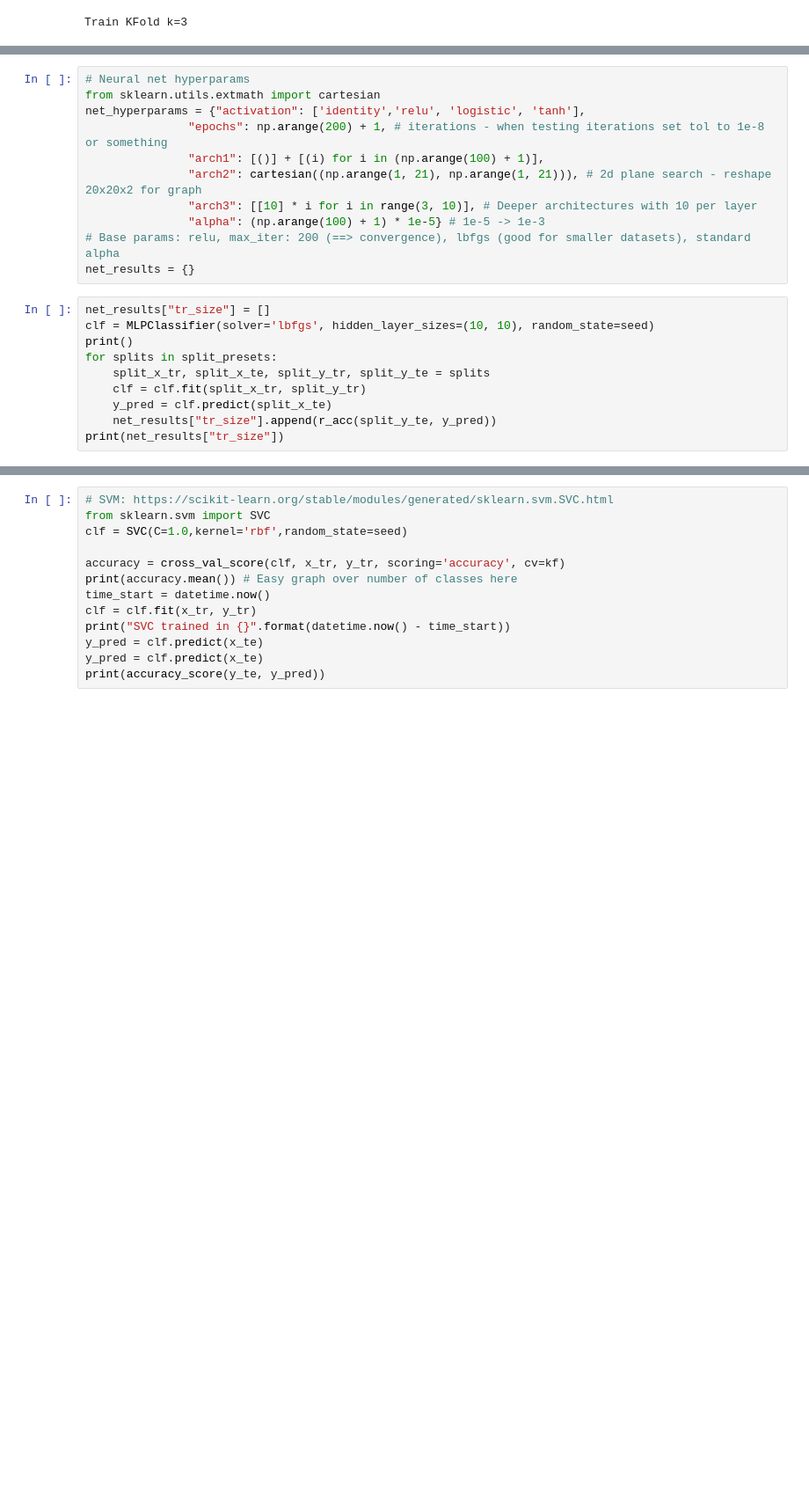
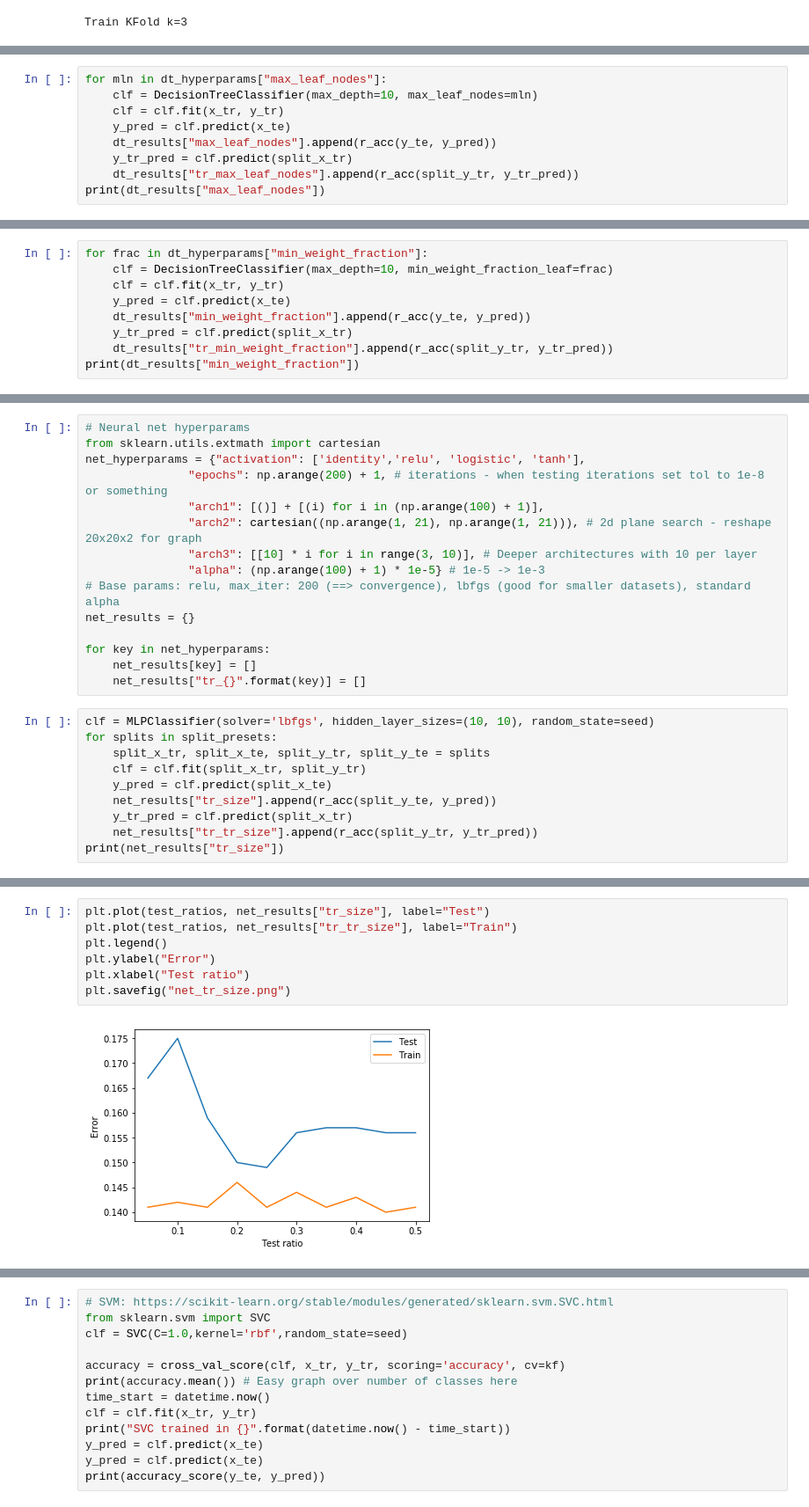
Before and after one commit to joel99/4641-work, a Jupyter notebook: supervised-learning/models.ipynb, the cells around one changed output, grey strips where cells are left out. Shown at 88% size. Cells and saved outputs as stored; diff of their text form; blank space fills up the shorter version.

```diff
--- a/supervised-learning/models.ipynb
+++ b/supervised-learning/models.ipynb
@@ -49,0 +92,9 @@ Decision tree trained in 0:00:00.001575
+# %%
+for mln in dt_hyperparams["max_leaf_nodes"]:
+    clf = DecisionTreeClassifier(max_depth=10, max_leaf_nodes=mln)
+    clf = clf.fit(x_tr, y_tr)
+    y_pred = clf.predict(x_te)
+    dt_results["max_leaf_nodes"].append(r_acc(y_te, y_pred))
+    y_tr_pred = clf.predict(split_x_tr)
+    dt_results["tr_max_leaf_nodes"].append(r_acc(split_y_tr, y_tr_pred))
+print(dt_results["max_leaf_nodes"])
@@ -49,0 +103,9 @@ Decision tree trained in 0:00:00.001575
+# %%
+for frac in dt_hyperparams["min_weight_fraction"]:
+    clf = DecisionTreeClassifier(max_depth=10, min_weight_fraction_leaf=frac)
+    clf = clf.fit(x_tr, y_tr)
+    y_pred = clf.predict(x_te)
+    dt_results["min_weight_fraction"].append(r_acc(y_te, y_pred))
+    y_tr_pred = clf.predict(split_x_tr)
+    dt_results["tr_min_weight_fraction"].append(r_acc(split_y_tr, y_tr_pred))
+print(dt_results["min_weight_fraction"])
@@ -83,14 +147,18 @@ net_hyperparams = {"activation": ['identity','relu', 'logistic', 'tanh'],
                "alpha": (np.arange(100) + 1) * 1e-5} # 1e-5 -> 1e-3
 # Base params: relu, max_iter: 200 (==> convergence), lbfgs (good for smaller datasets), standard alpha
 net_results = {}
+
+for key in net_hyperparams:
+    net_results[key] = []
+    net_results["tr_{}".format(key)] = []
 # %%
-net_results["tr_size"] = []
 clf = MLPClassifier(solver='lbfgs', hidden_layer_sizes=(10, 10), random_state=seed)
-print()
 for splits in split_presets:
     split_x_tr, split_x_te, split_y_tr, split_y_te = splits
     clf = clf.fit(split_x_tr, split_y_tr)
     y_pred = clf.predict(split_x_te)
     net_results["tr_size"].append(r_acc(split_y_te, y_pred))
+    y_tr_pred = clf.predict(split_x_tr)
+    net_results["tr_tr_size"].append(r_acc(split_y_tr, y_tr_pred))
 print(net_results["tr_size"])
 # %% [output]
@@ -98 +166,10 @@ print(net_results["tr_size"])
+# %%
+plt.plot(test_ratios, net_results["tr_size"], label="Test")
+plt.plot(test_ratios, net_results["tr_tr_size"], label="Train")
+plt.legend()
+plt.ylabel("Error")
+plt.xlabel("Test ratio")
+plt.savefig("net_tr_size.png")
+# %% [output]
+[figure, added]
 # %%
```
Also changed, not shown: parts of 37 cells of this notebook.
